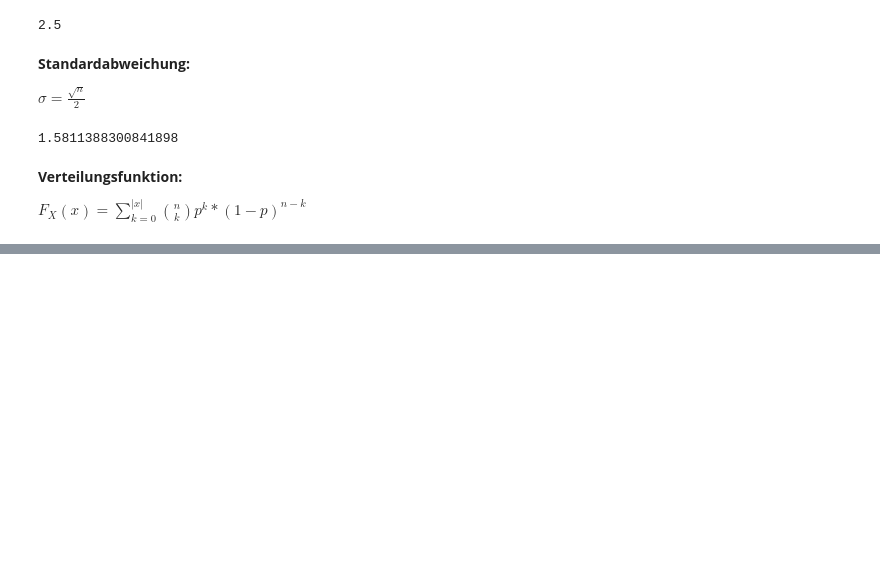
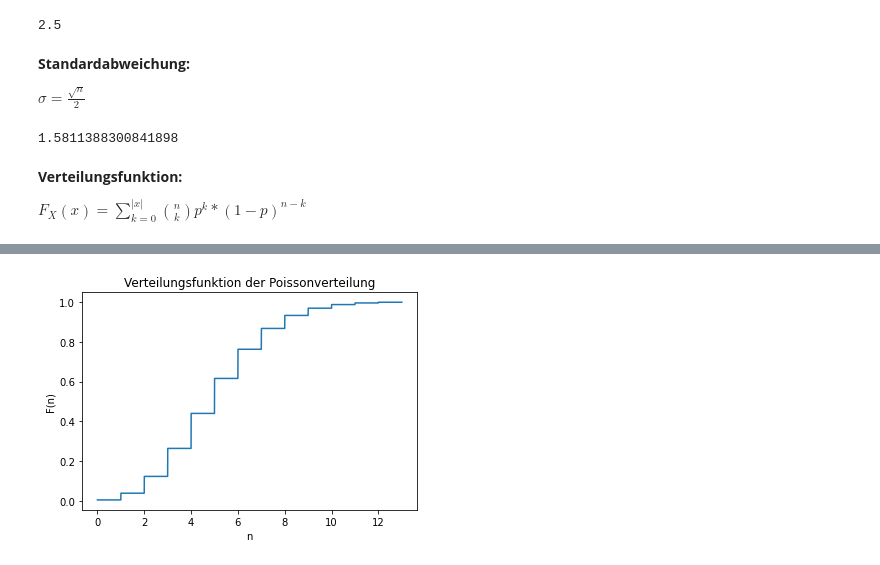
Before and after one commit to nicokossmann/Wahrscheinlichkeitsverteilungen, a Jupyter notebook: statistik.ipynb, the cells around one changed output, grey strips where cells are left out. Drawn from its saved outputs; the diff is of its cells as text; code cells hidden in the pictures; blank space fills up the shorter version.

```diff
--- a/statistik.ipynb
+++ b/statistik.ipynb
@@ -146,0 +200,11 @@ plt.show()
+# %%
+k = np.arange(0, n+1, 0.001)
+poi = np.array(poisson.cdf(k, lam))
+# %%
+plt.plot(k, poi)
+plt.title("Verteilungsfunktion der Poissonverteilung")
+plt.xlabel("n")
+plt.ylabel("F(n)")
+plt.show()
+# %% [output]
+[figure, added]
```
Also changed, not shown: parts of 29 cells of this notebook.
